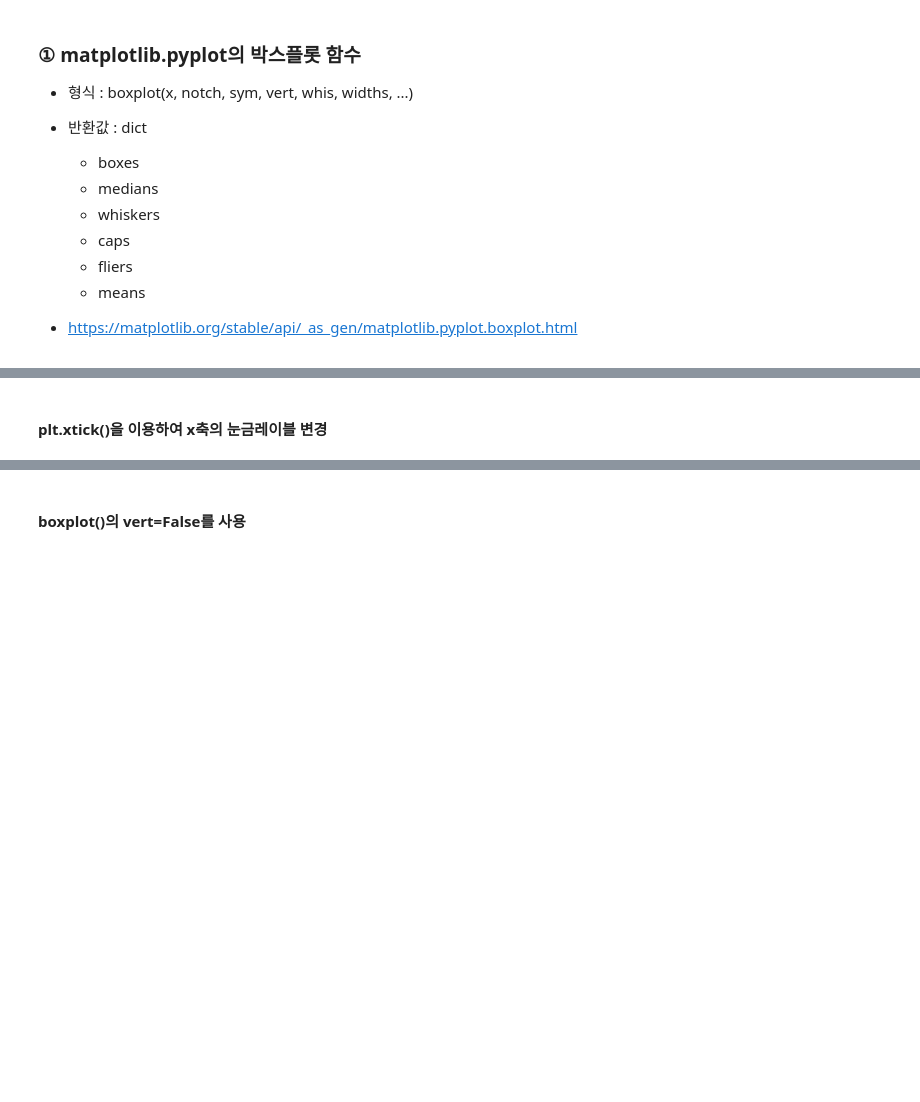
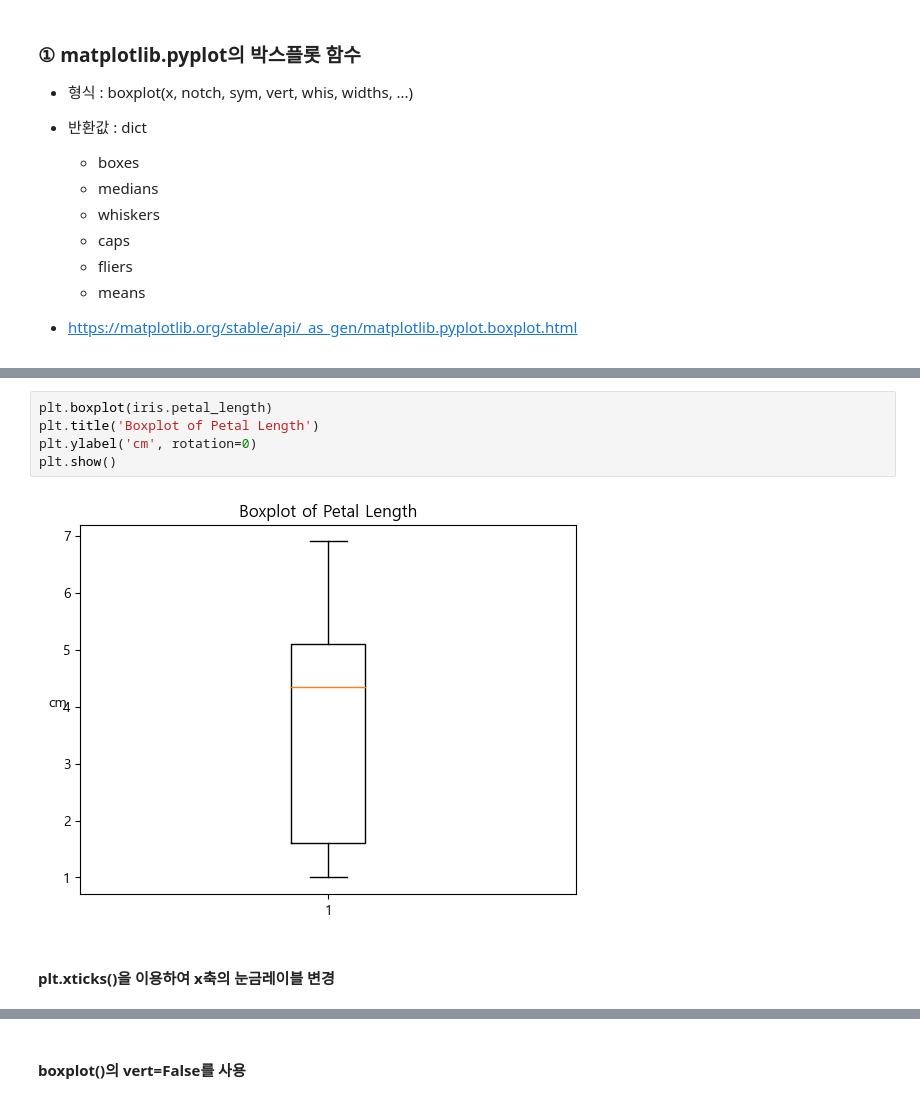
Before and after one commit to Yerial1125/visualization, a Jupyter notebook: 2_Seaborn.ipynb, the cells around one changed output, grey strips where cells are left out. Drawn from its saved outputs; the diff is of its cells as text; blank space fills up the shorter version.

```diff
--- a/2_Seaborn.ipynb
+++ b/2_Seaborn.ipynb
@@ -507,2 +512,9 @@ iris['petal_length'].hist(grid=False)
+# %%
+plt.boxplot(iris.petal_length)
+plt.title('Boxplot of Petal Length')
+plt.ylabel('cm', rotation=0)
+plt.show()
+# %% [output]
+[figure, added]
 # %% [markdown]
-#### plt.xtick()을 이용하여 x축의 눈금레이블 변경
+#### plt.xticks()을 이용하여 x축의 눈금레이블 변경
```
Also changed, not shown: parts of 68 cells of this notebook.
